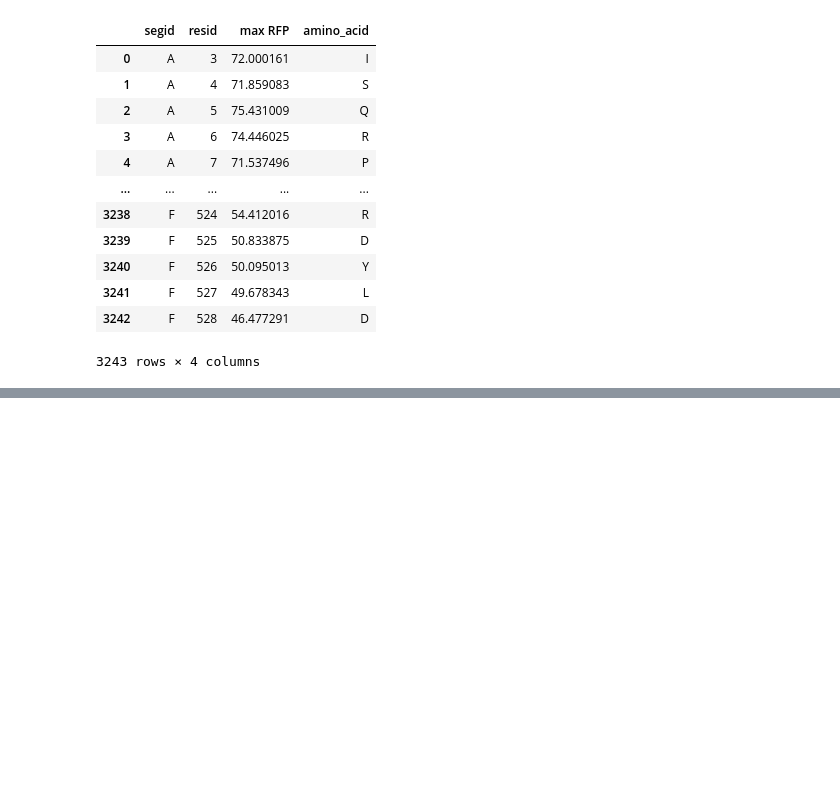
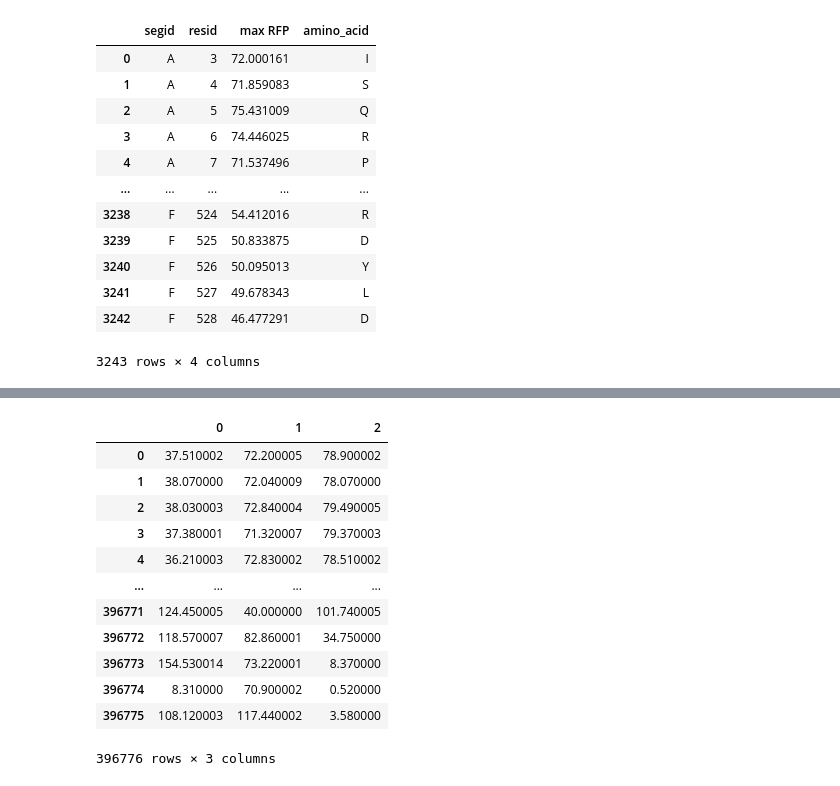
Before and after one commit to fowler-lab/sbmlcore, a Jupyter notebook: trajectory_playbook.ipynb, the cells around one changed output, grey strips where cells are left out. Drawn from its saved outputs; the diff is of its cells as text; code cells hidden in the pictures; blank space fills up the shorter version.

```diff
--- a/trajectory_playbook.ipynb
+++ b/trajectory_playbook.ipynb
@@ -219,0 +487,16 @@ df
+# %%
+u = MDAnalysis.Universe(
+        "tests/rpob-5uh6-3-warm.gro.gz", "tests/rpob-5uh6-3-md-1-50ns-dt10ns-nojump.xtc"
+    )
+dt = u.trajectory[1].time - u.trajectory[0].time
+u = sbmlcore.TrajectoryDihedrals._filter_frames(
+        "tests/rpob-5uh6-3-warm.gro.gz", u, "start", 20000, dt
+    )
+test_coordinates = (
+    MDAnalysis.analysis.base.AnalysisFromFunction(
+            lambda ag: ag.positions.copy(), u.atoms
+        )
+        .run()
+        .results
+    )
+test_coordinates = pandas.DataFrame.from_dict(test_coordinates.timeseries[0])
@@ -219,0 +505,16 @@ df
+# %%
+test_coordinates
+# %% [output]
+|  | 0 | 1 | 2 |
+| 0 | 37.510002 | 72.200005 | 78.900002 |
+| 1 | 38.070000 | 72.040009 | 78.070000 |
+| 2 | 38.030003 | 72.840004 | 79.490005 |
+| 3 | 37.380001 | 71.320007 | 79.370003 |
+| 4 | 36.210003 | 72.830002 | 78.510002 |
+| ... | ... | ... | ... |
+| 396771 | 124.450005 | 40.000000 | 101.740005 |
+| 396772 | 118.570007 | 82.860001 | 34.750000 |
+| 396773 | 154.530014 | 73.220001 | 8.370000 |
+| 396774 | 8.310000 | 70.900002 | 0.520000 |
+| 396775 | 108.120003 | 117.440002 | 3.580000 |
+396776 rows × 3 columns
```
Also changed, not shown: parts of 46 cells of this notebook, 5 other files.
